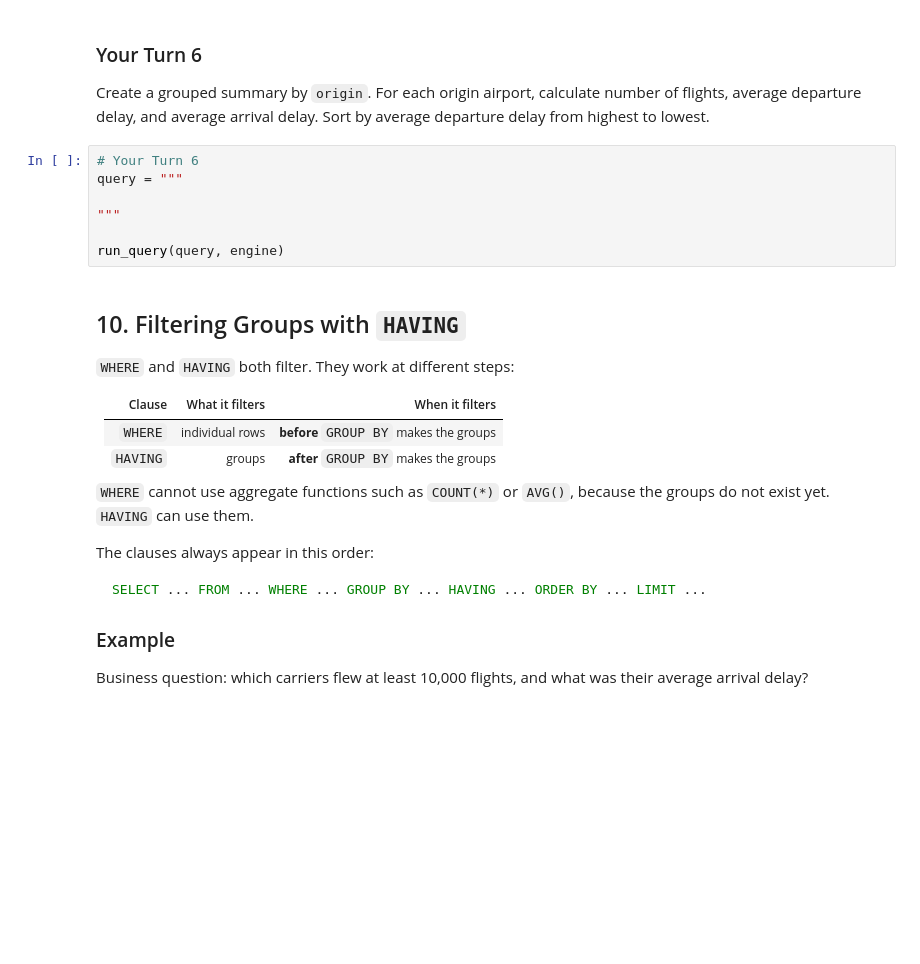
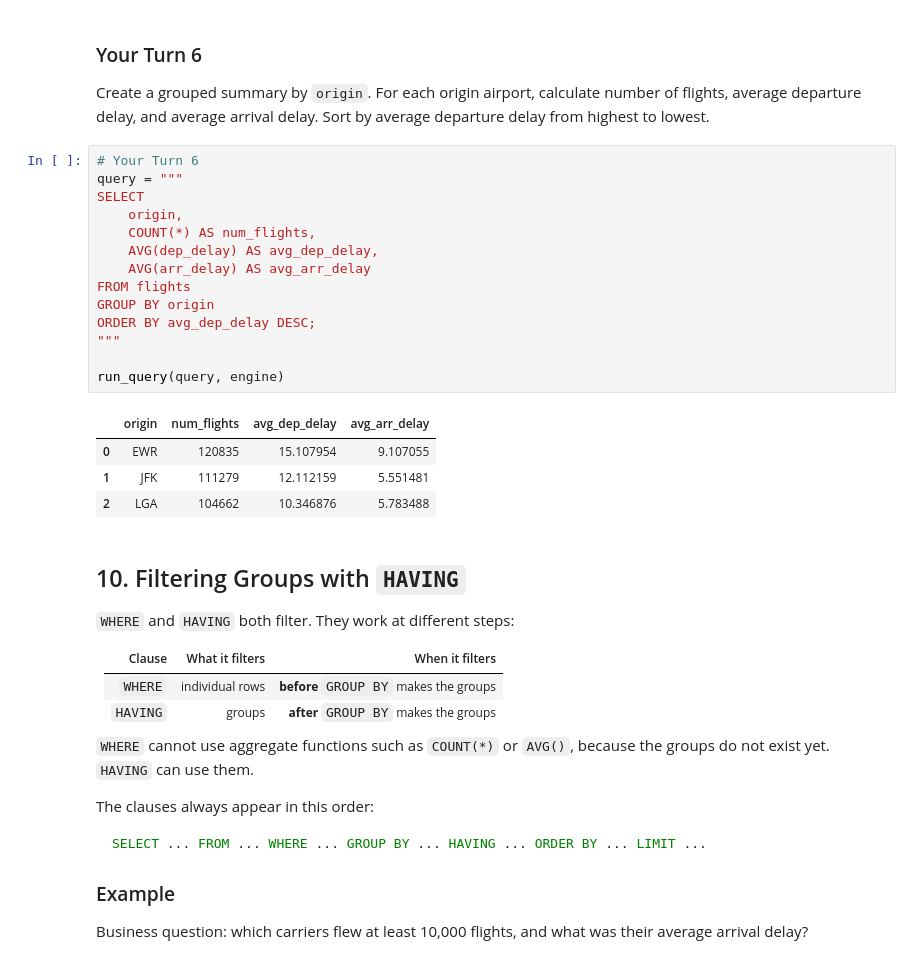
Before and after one commit to diantasmaa-crypto/ban6003-week-09-10-diana, a Jupyter notebook: notebooks/module9_neon_sql_fundamentals_guided_lab.ipynb, the cells around one changed output. Cells and saved outputs as stored; diff of their text form; blank space fills up the shorter version.

```diff
--- a/notebooks/module9_neon_sql_fundamentals_guided_lab.ipynb
+++ b/notebooks/module9_neon_sql_fundamentals_guided_lab.ipynb
@@ -348,10 +530,22 @@ Create a grouped summary by `origin`. For each origin airport, calculate number
 # %%
 # Your Turn 6
 query = """
-
+SELECT
+    origin,
+    COUNT(*) AS num_flights,
+    AVG(dep_delay) AS avg_dep_delay,
+    AVG(arr_delay) AS avg_arr_delay
+FROM flights
+GROUP BY origin
+ORDER BY avg_dep_delay DESC;
 """
 
 run_query(query, engine)
+# %% [output]
+|  | origin | num_flights | avg_dep_delay | avg_arr_delay |
+| 0 | EWR | 120835 | 15.107954 | 9.107055 |
+| 1 | JFK | 111279 | 12.112159 | 5.551481 |
+| 2 | LGA | 104662 | 10.346876 | 5.783488 |
 # %% [markdown]
 ## 10. Filtering Groups with `HAVING`
 
```
Also changed, not shown: parts of 39 cells of this notebook, 1 other file.
